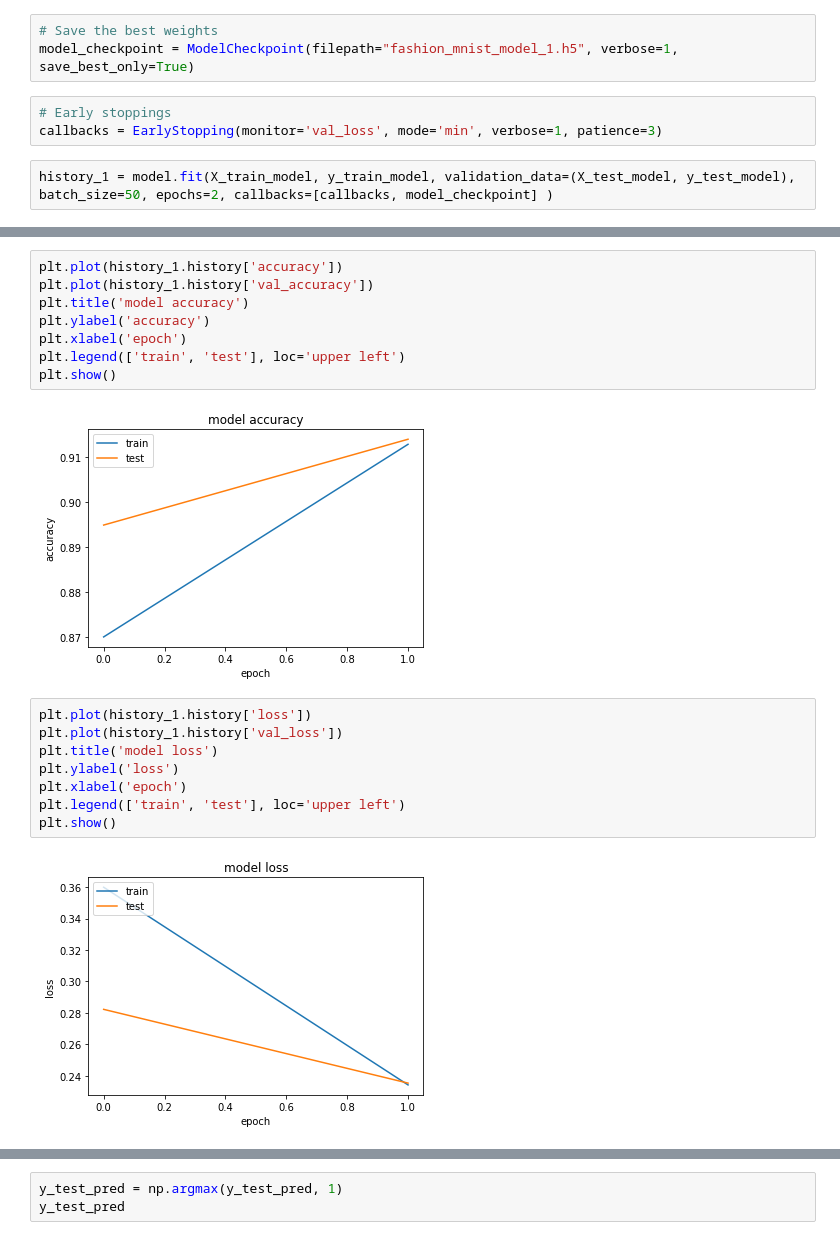
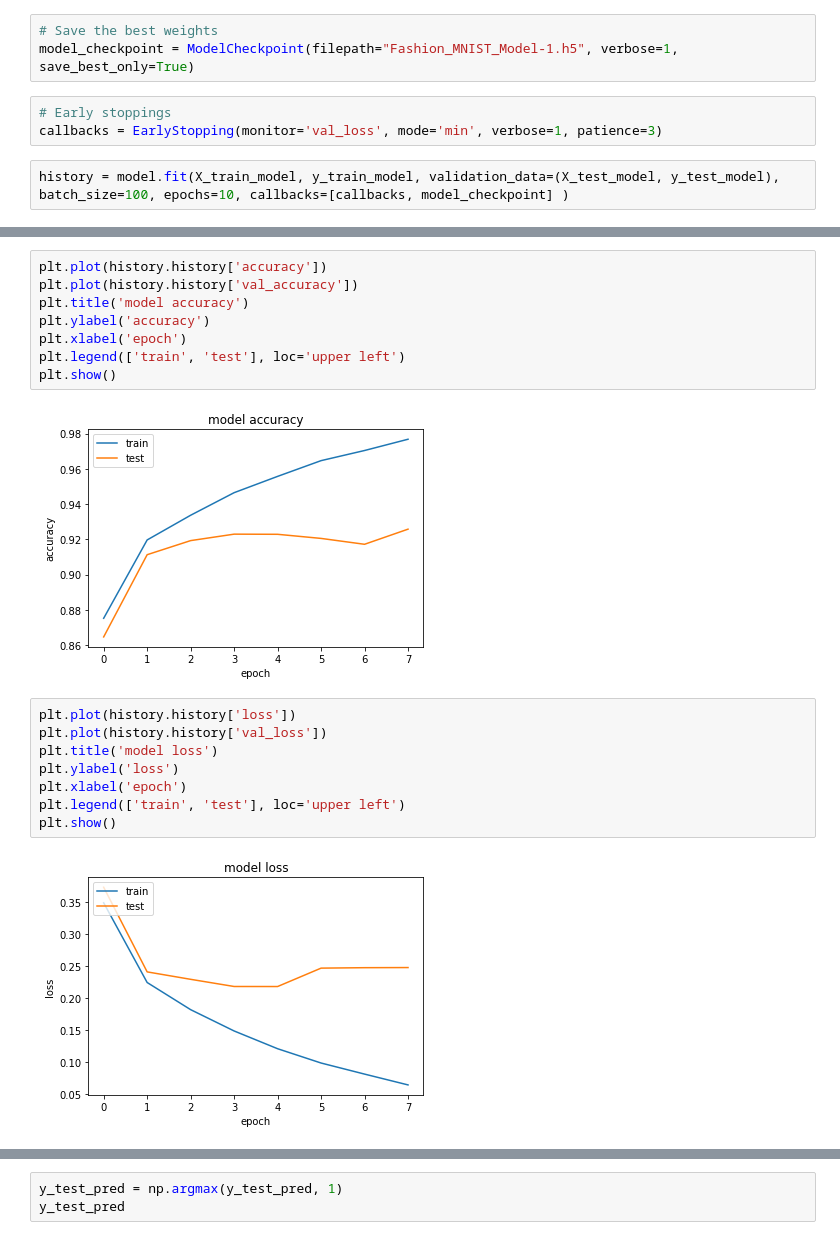
Before and after one commit to Statistically-Inclined/Complete-ML, a Jupyter notebook: FashionMNIST.ipynb, the cells around one changed output, grey strips where cells are left out. Cells and saved outputs as stored; diff of their text form.

```diff
--- a/FashionMNIST.ipynb
+++ b/FashionMNIST.ipynb
@@ -235,10 +233,10 @@ _________________________________________________________________
 model.compile(loss='categorical_crossentropy',optimizer='adam',metrics=['accuracy'])
 # %%
 # Save the best weights
-model_checkpoint = ModelCheckpoint(filepath="fashion_mnist_model_1.h5", verbose=1, save_best_only=True)
+model_checkpoint = ModelCheckpoint(filepath="Fashion_MNIST_Model-1.h5", verbose=1, save_best_only=True)
 # %%
 # Early stoppings
 callbacks = EarlyStopping(monitor='val_loss', mode='min', verbose=1, patience=3)
 # %%
-history_1 = model.fit(X_train_model, y_train_model, validation_data=(X_test_model, y_test_model), batch_size=50, epochs=2, callbacks=[callbacks, model_checkpoint] )
+history = model.fit(X_train_model, y_train_model, validation_data=(X_test_model, y_test_model), batch_size=100, epochs=10, callbacks=[callbacks, model_checkpoint] )
 # %% [output]
@@ -251,21 +260,21 @@ Epoch 2: val_loss improved from 0.28223 to 0.23526, saving model to fashion_mnis
 # %%
-plt.plot(history_1.history['accuracy'])
-plt.plot(history_1.history['val_accuracy'])
+plt.plot(history.history['accuracy'])
+plt.plot(history.history['val_accuracy'])
 plt.title('model accuracy')
 plt.ylabel('accuracy')
 plt.xlabel('epoch')
 plt.legend(['train', 'test'], loc='upper left')
 plt.show()
 # %% [output]
-[figure, old version]
+[figure, new version]
 # %%
-plt.plot(history_1.history['loss'])
-plt.plot(history_1.history['val_loss'])
+plt.plot(history.history['loss'])
+plt.plot(history.history['val_loss'])
 plt.title('model loss')
 plt.ylabel('loss')
 plt.xlabel('epoch')
 plt.legend(['train', 'test'], loc='upper left')
 plt.show()
 # %% [output]
-[figure, old version]
+[figure, new version]
 # %%
```
Also changed, not shown: parts of 18 cells of this notebook.
